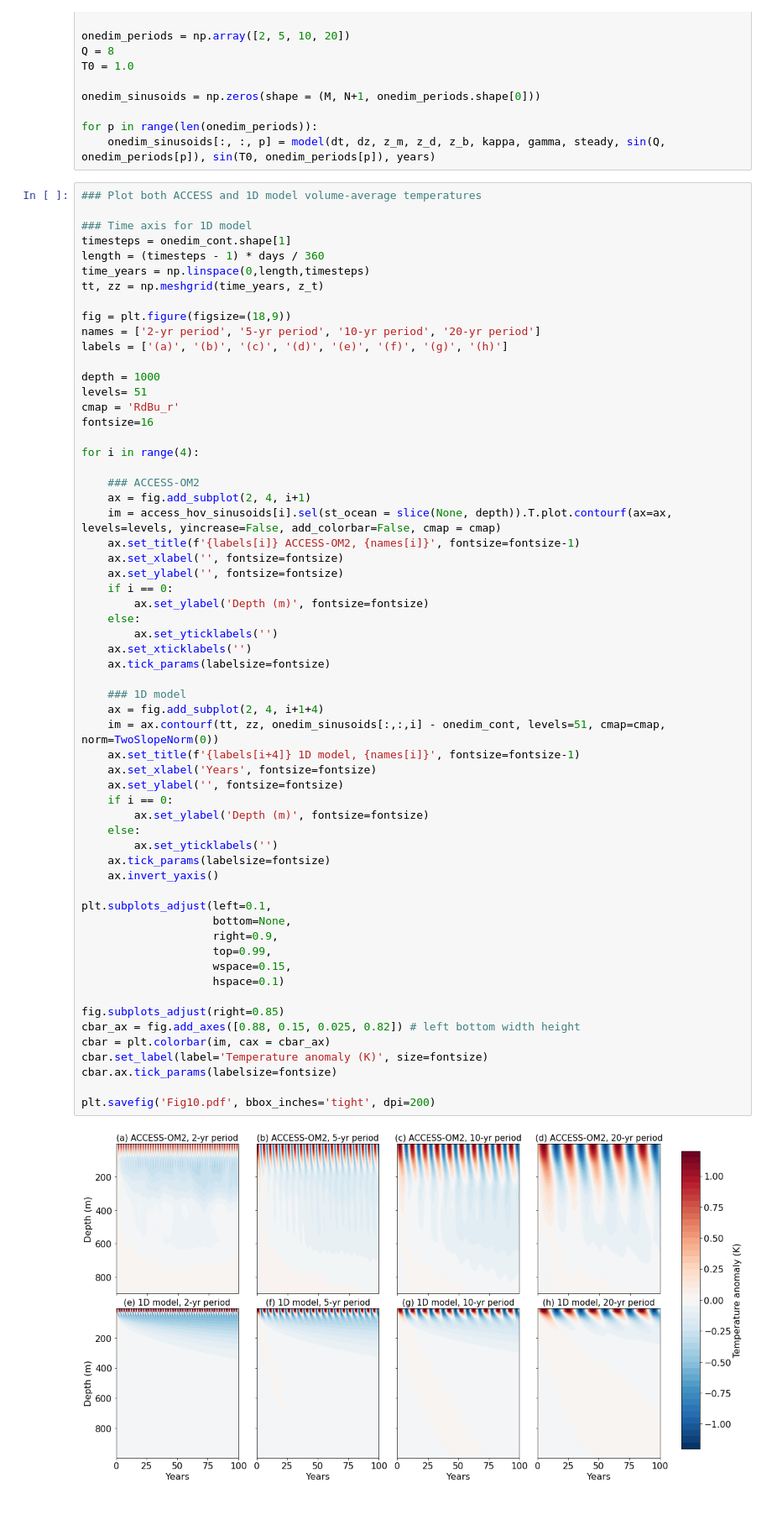
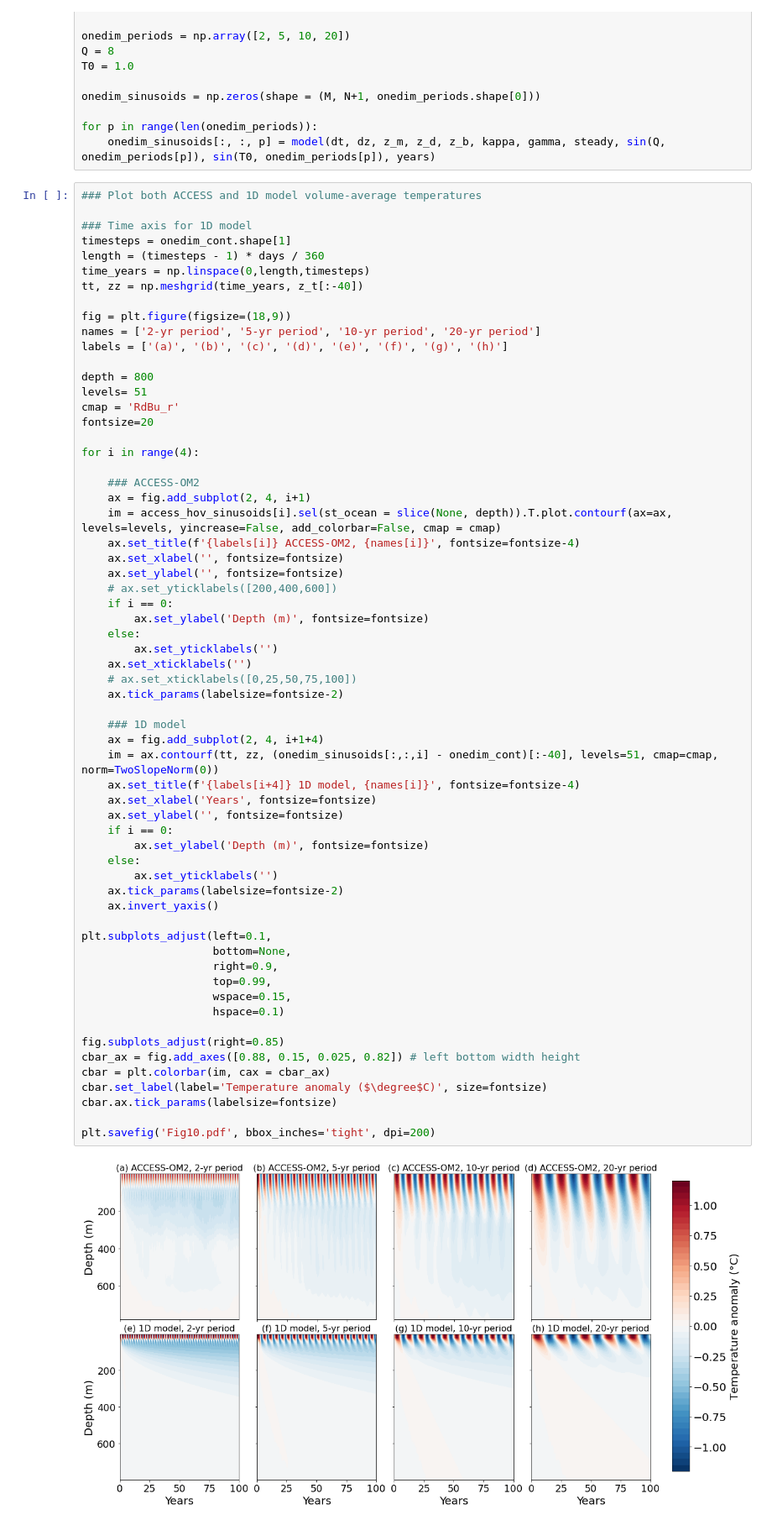
Before and after one commit to mpudig/HonoursThesis, a Jupyter notebook: Figure_code/Fig10.ipynb, the cells around one changed output. Shown at 84% size. Drawn from its saved outputs; the diff is of its cells as text.

```diff
--- a/Figure_code/Fig10.ipynb
+++ b/Figure_code/Fig10.ipynb
@@ -250,58 +268,60 @@ for p in range(len(onedim_periods)):
 timesteps = onedim_cont.shape[1]
 length = (timesteps - 1) * days / 360
 time_years = np.linspace(0,length,timesteps)
-tt, zz = np.meshgrid(time_years, z_t)
+tt, zz = np.meshgrid(time_years, z_t[:-40])
 
 fig = plt.figure(figsize=(18,9))
 names = ['2-yr period', '5-yr period', '10-yr period', '20-yr period']
 labels = ['(a)', '(b)', '(c)', '(d)', '(e)', '(f)', '(g)', '(h)']
 
-depth = 1000
+depth = 800
 levels= 51
 cmap = 'RdBu_r'
-fontsize=16
+fontsize=20
 
 for i in range(4):
 
     ### ACCESS-OM2
     ax = fig.add_subplot(2, 4, i+1)
     im = access_hov_sinusoids[i].sel(st_ocean = slice(None, depth)).T.plot.contourf(ax=ax, levels=levels, yincrease=False, add_colorbar=False, cmap = cmap)
-    ax.set_title(f'{labels[i]} ACCESS-OM2, {names[i]}', fontsize=fontsize-1)
+    ax.set_title(f'{labels[i]} ACCESS-OM2, {names[i]}', fontsize=fontsize-4)
     ax.set_xlabel('', fontsize=fontsize)
     ax.set_ylabel('', fontsize=fontsize)
+    # ax.set_yticklabels([200,400,600])
     if i == 0:
         ax.set_ylabel('Depth (m)', fontsize=fontsize)
     else:
         ax.set_yticklabels('')
     ax.set_xticklabels('')
-    ax.tick_params(labelsize=fontsize)
+    # ax.set_xticklabels([0,25,50,75,100])
+    ax.tick_params(labelsize=fontsize-2)
 
     ### 1D model
     ax = fig.add_subplot(2, 4, i+1+4)
-    im = ax.contourf(tt, zz, onedim_sinusoids[:,:,i] - onedim_cont, levels=51, cmap=cmap, norm=TwoSlopeNorm(0))
-    ax.set_title(f'{labels[i+4]} 1D model, {names[i]}', fontsize=fontsize-1)
+    im = ax.contourf(tt, zz, (onedim_sinusoids[:,:,i] - onedim_cont)[:-40], levels=51, cmap=cmap, norm=TwoSlopeNorm(0))
+    ax.set_title(f'{labels[i+4]} 1D model, {names[i]}', fontsize=fontsize-4)
     ax.set_xlabel('Years', fontsize=fontsize)
     ax.set_ylabel('', fontsize=fontsize)
     if i == 0:
         ax.set_ylabel('Depth (m)', fontsize=fontsize)
     else:
         ax.set_yticklabels('')
-    ax.tick_params(labelsize=fontsize)
+    ax.tick_params(labelsize=fontsize-2)
     ax.invert_yaxis()
 
 plt.subplots_adjust(left=0.1,
                     bottom=None,
                     right=0.9,
                     top=0.99,
                     wspace=0.15,
                     hspace=0.1)
 
 fig.subplots_adjust(right=0.85)
 cbar_ax = fig.add_axes([0.88, 0.15, 0.025, 0.82]) # left bottom width height
 cbar = plt.colorbar(im, cax = cbar_ax)
-cbar.set_label(label='Temperature anomaly (K)', size=fontsize)
+cbar.set_label(label='Temperature anomaly ($\degree$C)', size=fontsize)
 cbar.ax.tick_params(labelsize=fontsize)
 
 plt.savefig('Fig10.pdf', bbox_inches='tight', dpi=200)
 # %% [output]
-[figure, old version]
+[figure, new version]
```
Also changed, not shown: parts of 2 cells of this notebook, 28 other files.
